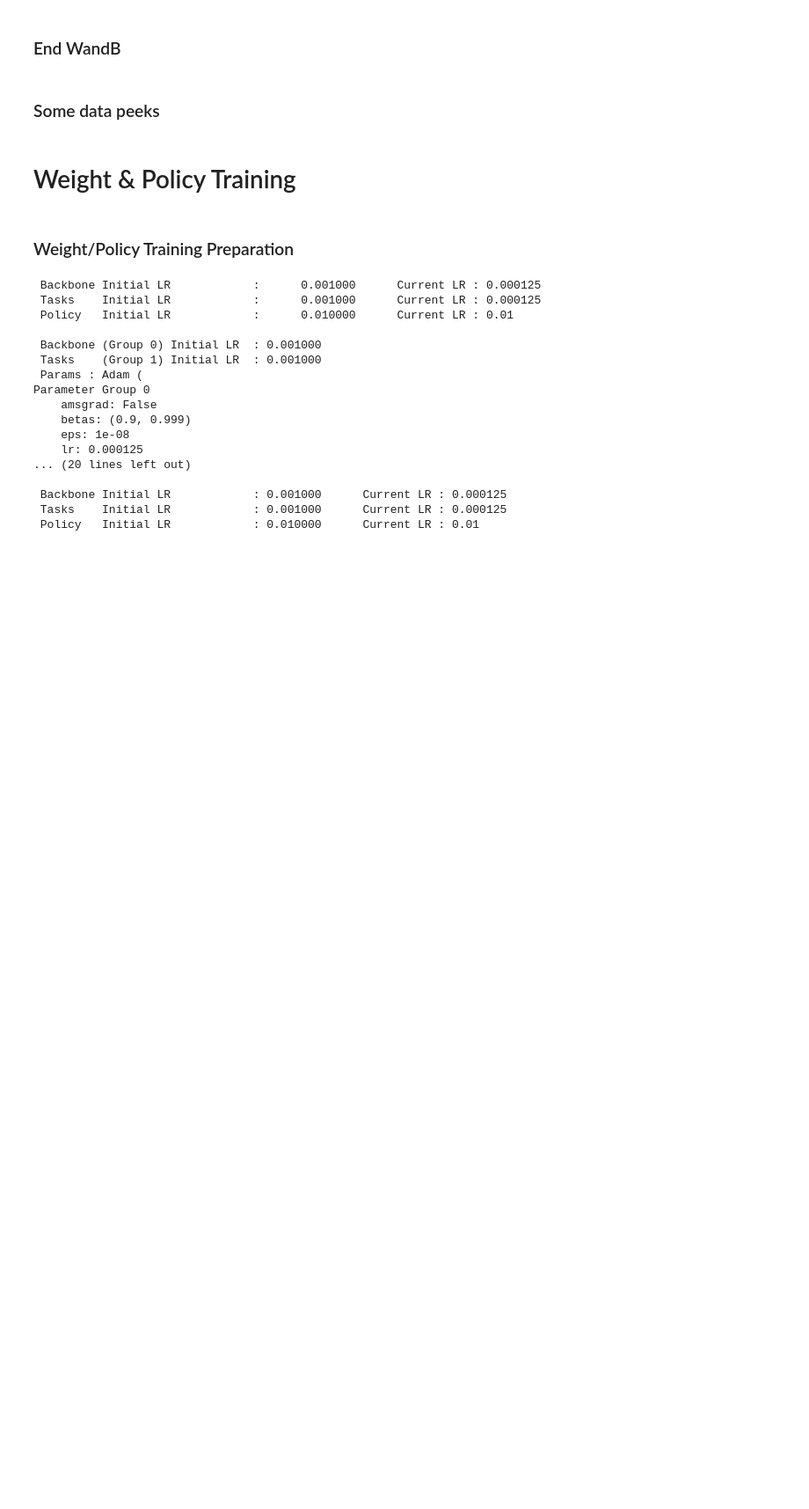
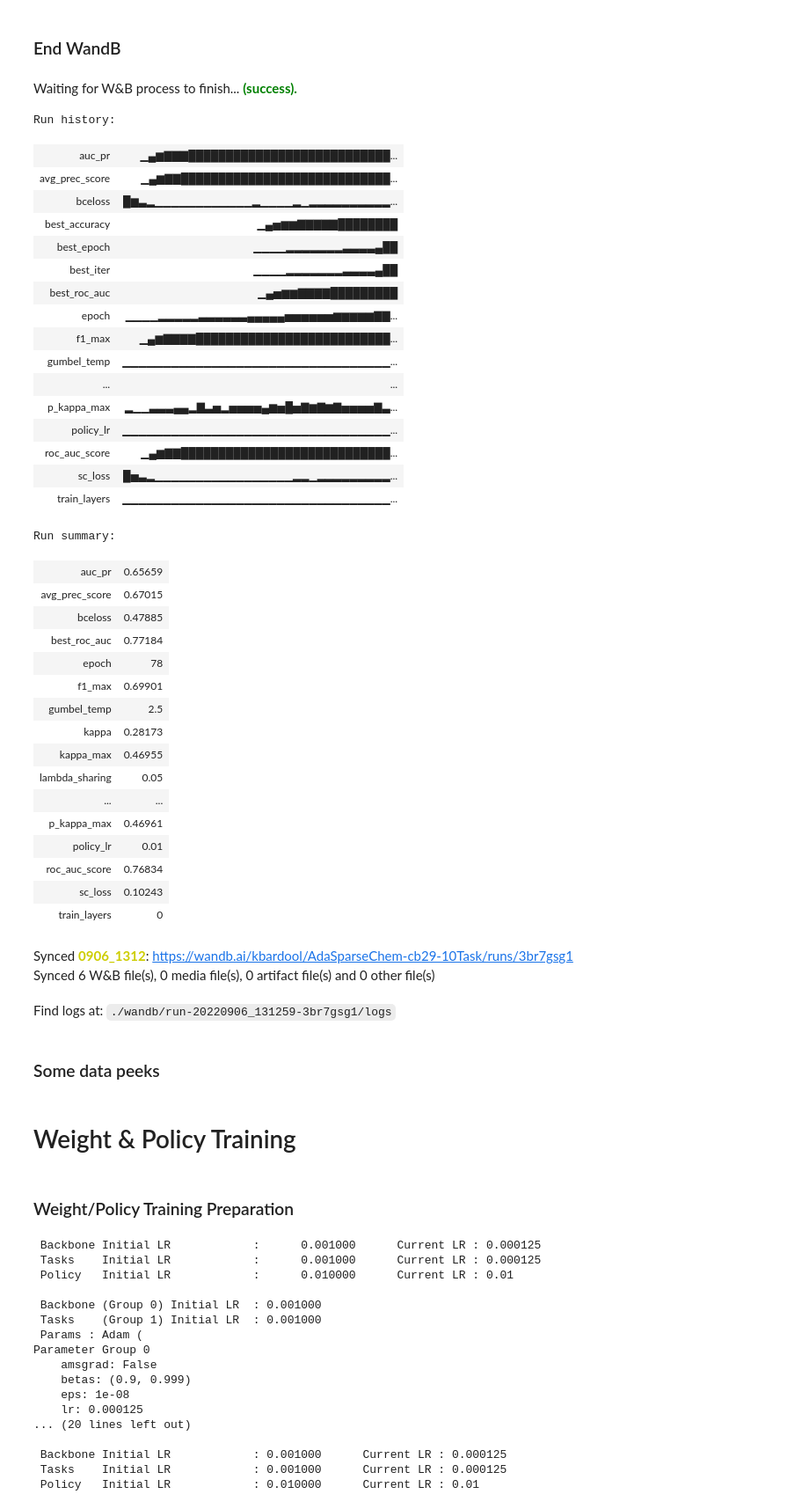
Before and after one commit to kbardool/AdaSparseChem, a Jupyter notebook: notebooks/Adashare_Train-10-task.ipynb, the cells around one changed output. Shown at 88% size. Drawn from its saved outputs; the diff is of its cells as text; code cells hidden in the pictures; blank space fills up the shorter version.

```diff
--- a/notebooks/Adashare_Train-10-task.ipynb
+++ b/notebooks/Adashare_Train-10-task.ipynb
@@ -89,7 +89,6 @@ restart_input_args = f" --config  {config_file} " \
 input_args = f" --config          {config_file} " \
              f" --batch_size       {batch_size} "  \
              " --exp_desc            10-task warmup with policy training " \
-             " --exp_desc            10-task with policy training " \
              " --hidden_size             4000 4000 4000 4000 4000 4000 "  \
              " --tail_hidden_size        4000 "  \
              " --warmup_epochs             20 "  \
@@ -272,7 +323,8 @@ print(environ.disp_for_excel())
 # ns.trn_iters_warmup = 750
 # ns.eval_iters = 2
 # ns.trn_iters_warmup = 2
-ns.warmup_epochs = 60
+ns.warmup_epochs = 10
+print(ns.warmup_epochs)
 print(ns.eval_iters )
 print(ns.trn_iters_warmup)
 print(ns.trn_iters_weights)
@@ -430,8 +432,47 @@ print(f'   best_epoch: {ns.best_epoch:5d}   best iter: {ns.best_iter:5d}'
 # %% [markdown]
 ### End WandB
 # %%
+ns.wandb_run.finish()
 # ns.wandb_run.finish()
-# ns.wandb_run.finish()
+# %% [output]
+Waiting for W&B process to finish... (success).
+Run history:
+| auc_pr | ▁▄▆▇▇▇███████████████████████████... |
+| avg_prec_score | ▁▄▆▇▇████████████████████████████... |
+| bceloss | █▆▃▂▁▁▁▁▁▁▁▁▁▁▁▁▂▁▁▁▁▂▁▂▂▂▂▂▂▂▂▂▂... |
+| best_accuracy | ▁▄▅▆▆▇▇▇▇▇████████ |
+| best_epoch | ▁▁▁▁▂▂▂▂▂▂▂▃▃▃▃▄██ |
+| best_iter | ▁▁▁▁▂▂▂▂▂▂▂▃▃▃▃▄██ |
+| best_roc_auc | ▁▄▅▆▆▇▇▇▇█████████ |
+| epoch | ▁▁▁▁▂▂▂▂▂▃▃▃▃▃▃▄▄▄▄▄▅▅▅▅▅▅▆▆▆▆▆▇▇... |
+| f1_max | ▁▄▆▇▇▇▇██████████████████████████... |
+| gumbel_temp | ▁▁▁▁▁▁▁▁▁▁▁▁▁▁▁▁▁▁▁▁▁▁▁▁▁▁▁▁▁▁▁▁▁... |
+| ... | ... |
+| p_kappa_max | ▂▁▁▃▃▃▄▄▂▇▃▅▂▅▅▅▅▄▆▅█▅▇▆▇▆▇▅▅▅▅▇▃... |
+| policy_lr | ▁▁▁▁▁▁▁▁▁▁▁▁▁▁▁▁▁▁▁▁▁▁▁▁▁▁▁▁▁▁▁▁▁... |
+| roc_auc_score | ▁▄▆▇▇████████████████████████████... |
+| sc_loss | █▅▃▂▁▁▁▁▁▁▁▁▁▁▁▁▁▁▁▁▁▂▂▁▂▂▂▂▂▂▂▂▂... |
+| train_layers | ▁▁▁▁▁▁▁▁▁▁▁▁▁▁▁▁▁▁▁▁▁▁▁▁▁▁▁▁▁▁▁▁▁... |
+Run summary:
+| auc_pr | 0.65659 |
+| avg_prec_score | 0.67015 |
+| bceloss | 0.47885 |
+| best_roc_auc | 0.77184 |
+| epoch | 78 |
+| f1_max | 0.69901 |
+| gumbel_temp | 2.5 |
+| kappa | 0.28173 |
+| kappa_max | 0.46955 |
+| lambda_sharing | 0.05 |
+| ... | ... |
+| p_kappa_max | 0.46961 |
+| policy_lr | 0.01 |
+| roc_auc_score | 0.76834 |
+| sc_loss | 0.10243 |
+| train_layers | 0 |
+Synced 0906_1312: https://wandb.ai/kbardool/AdaSparseChem-cb29-10Task/runs/3br7gsg1
+Synced 6 W&B file(s), 0 media file(s), 0 artifact file(s) and 0 other file(s)
+Find logs at: ./wandb/run-20220906_131259-3br7gsg1/logs
 # %% [markdown]
 ###  Some data peeks
 # %%
```
Also changed, not shown: parts of 19 cells of this notebook, 12 other files.
